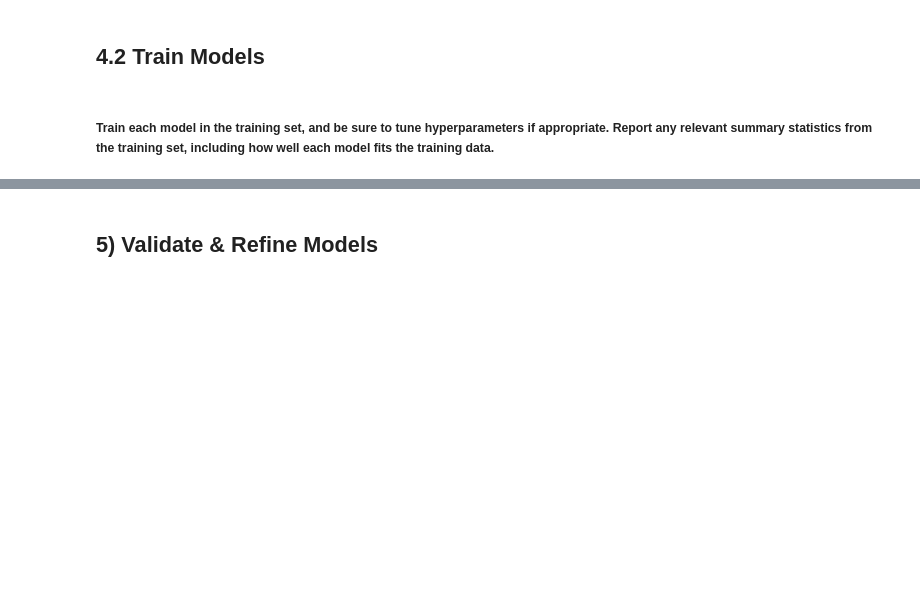
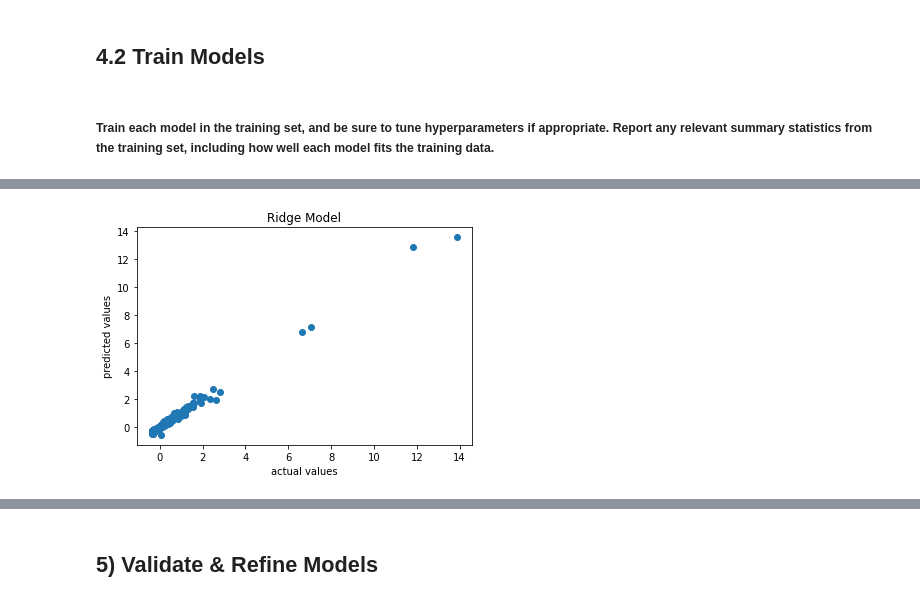
Before and after one commit to jharney0520/CSS_Project2_Team3_Fall2020, a Jupyter notebook: Project_2.ipynb, the cells around one changed output, grey strips where cells are left out. Cells and saved outputs as stored; diff of their text form; code cells hidden in the pictures; blank space fills up the shorter version.

```diff
--- a/Project_2.ipynb
+++ b/Project_2.ipynb
@@ -385,0 +791,15 @@ NameError: name 'lin_model' is not defined
+# %%
+#hyperparameter tuning
+param_grid = {'fit_intercept': ['True', 'False'],
+              'normalize': ['True', 'False']}
+
+lin_grid_reg = GridSearchCV(lin_reg, param_grid, cv=3, iid=False)
+lin_grid_reg.fit(X_train, y_train)
+
+best_index = np.argmax(lin_grid_reg.cv_results_["mean_test_score"])
+best_lin_pred = lin_grid_reg.best_estimator_.predict(X_validate)
+
+print(lin_grid_reg.cv_results_["params"][best_index])
+print('Best CV R^2:', max(lin_grid_reg.cv_results_["mean_test_score"]))
+print('Validation R^2:', lin_grid_reg.score(X_validate, y_validate))
+print('Validation RMSE', rmse(best_lin_pred, y_validate))
@@ -397,0 +835,14 @@ ValueError: Input contains NaN, infinity or a value too large for dtype('float64
+# %%
+#Plotting Residuals
+
+# use the model to make predictions
+ridge_pred = ridge_model.predict(X_validate)
+
+# plot the predictions
+plt.scatter(y_validate, ridge_pred)
+plt.title('Ridge Model')
+plt.xlabel('actual values')
+plt.ylabel('predicted values')
+plt.show()
+# %% [output]
+[figure, added]
```
Also changed, not shown: parts of 93 cells of this notebook.
